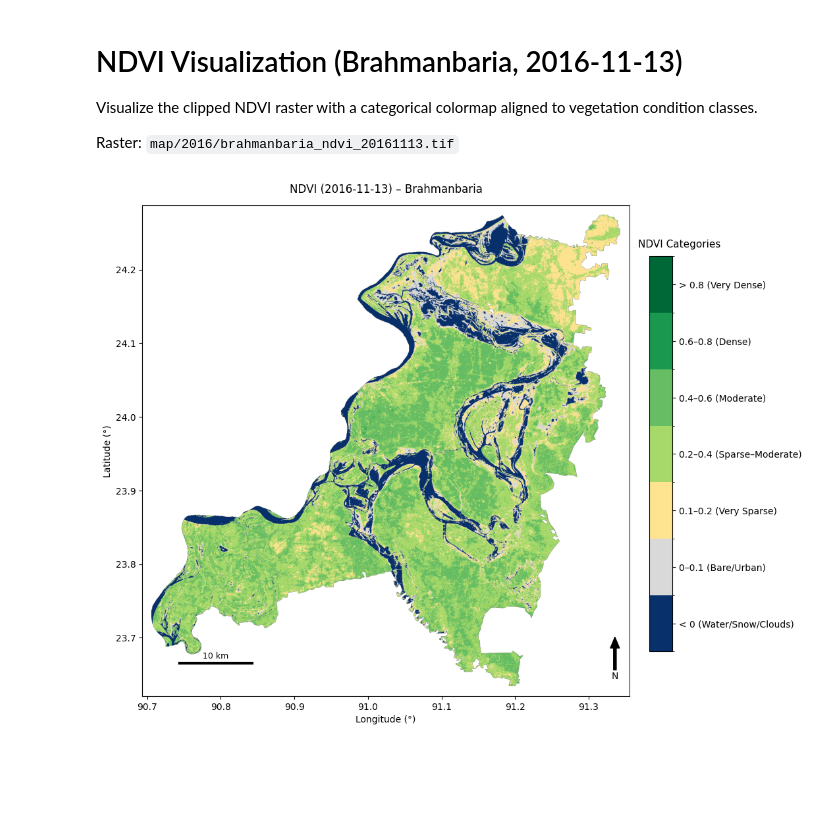
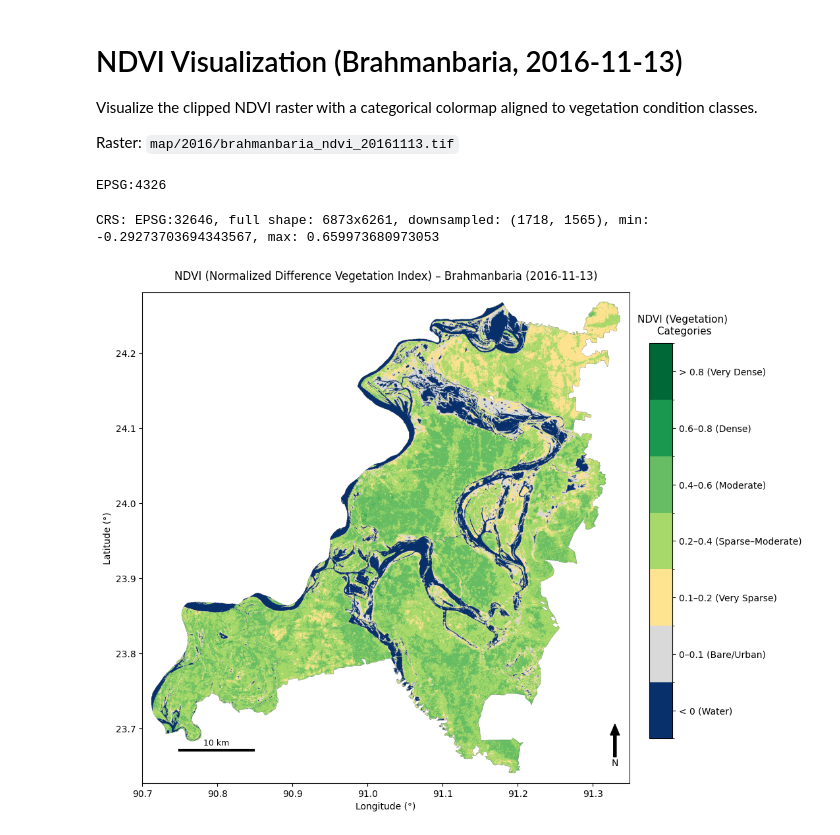
Before and after one commit to aazizbau/brahmanbariavegetation, a Jupyter notebook: notebooks/visualize_ndvi.ipynb, the cells around one changed output. Cells and saved outputs as stored; diff of their text form; code cells hidden in the pictures; blank space fills up the shorter version.

```diff
--- a/notebooks/visualize_ndvi.ipynb
+++ b/notebooks/visualize_ndvi.ipynb
@@ -6,3 +15,9 @@ Raster: `map/2016/brahmanbaria_ndvi_20161113.tif`
+# %%
+import rasterio
+from rasterio.crs import CRS
+print(CRS.from_epsg(4326))
+# %% [output]
+EPSG:4326
 # %%
 from pathlib import Path
 import numpy as np
@@ -38,3 +36,39 @@ norm = BoundaryNorm(bounds, cmap.N)
+# %%
+from rasterio.warp import transform_bounds
+
+scale_factor = 4
+with rasterio.open(ndvi_path) as src:
+    out_height = max(1, src.height // scale_factor)
+    out_width = max(1, src.width // scale_factor)
+    ndvi = src.read(
+        1,
+        out_shape=(out_height, out_width),
+        resampling=Resampling.average,
+    )
+    ndvi = np.ma.masked_invalid(ndvi)
+    # reproject bounds to WGS84 for display axes
+    lon_min, lat_min, lon_max, lat_max = transform_bounds(src.crs, "EPSG:4326", *src.bounds)
+    extent = [lon_min, lon_max, lat_min, lat_max]
+    print(f"CRS: {src.crs}, full shape: {src.height}x{src.width}, downsampled: {ndvi.shape}, "
+        f"min: {ndvi.min()}, max: {ndvi.max()}")
+
+bounds = [-0.5, 0, 0.1, 0.2, 0.4, 0.6, 0.8, 1.5]
+hex_colors = ["#08306B", "#D9D9D9", "#FEE391", "#A6D96A", "#66BD63", "#1A9850", "#006837"]
+labels = [
+    "< 0 (Water)", #"< 0 (Water/Snow/Clouds)",
+    "0–0.1 (Bare/Urban)",
+    "0.1–0.2 (Very Sparse)",
+    "0.2–0.4 (Sparse–Moderate)",
+    "0.4–0.6 (Moderate)",
+    "0.6–0.8 (Dense)",
+    "> 0.8 (Very Dense)",
+]
+cmap = ListedColormap(hex_colors)
+norm = BoundaryNorm(bounds, cmap.N)
+ticks = [(-0.5 + 0)/2, (0 + 0.1)/2, (0.1 + 0.2)/2, (0.2 + 0.4)/2,
+        (0.4 + 0.6)/2, (0.6 + 0.8)/2, (0.8 + 1.5)/2]
+# %% [output]
+CRS: EPSG:32646, full shape: 6873x6261, downsampled: (1718, 1565), min: -0.29273703694343567, max: 0.659973680973053
 # %%
 fig, ax = plt.subplots(figsize=(10, 10))
 
@@ -55,7 +89,7 @@ dy = (extent[3] - extent[2]) * pad_frac
 ax.set_xlim(extent[0] - dx, extent[1] + dx)
 ax.set_ylim(extent[2] - dy, extent[3] + dy)
 
-ax.set_title("NDVI (2016-11-13) – Brahmanbaria", pad=14)
+ax.set_title("NDVI (Normalized Difference Vegetation Index) – Brahmanbaria (2016-11-13)", pad=14)
 ax.set_xlabel("Longitude (°)")
 ax.set_ylabel("Latitude (°)")
 
@@ -70,8 +104,8 @@ cbar = fig.colorbar(
     ticks=ticks
 )
 cbar.ax.set_yticklabels(labels)
-cbar.ax.set_title("NDVI Categories", fontsize=11, pad=10)
-cbar.ax.title.set_position((1.30, 1.02))  # (x, y) → move right & slightly up
+cbar.ax.set_title("NDVI (Vegetation)\n Categories", fontsize=11, pad=10)
+cbar.ax.title.set_position((1.45, 1.02))  # (x, y) → move right & slightly up
 
 
 # North arrow
@@ -79,31 +113,37 @@ ax.annotate(
     "N",
     xy=(0.97, 0.12),
     xytext=(0.97, 0.04),
     xycoords="axes fraction",
     ha="center",
     va="center",
     arrowprops=dict(facecolor="black", width=3, headwidth=10),
 )
 
 # Scale bar (~10 km)
 scale_len_km = 10
 mid_lat = (lat_min + lat_max) / 2
 deg_per_km_lon = 1 / (111.32 * np.cos(np.deg2rad(mid_lat)))
 bar_len_lon = scale_len_km * deg_per_km_lon
 
 x0 = extent[0] + 0.06 * (extent[1] - extent[0])
 y0 = extent[2] + 0.05 * (extent[3] - extent[2])
 
 ax.plot([x0, x0 + bar_len_lon], [y0, y0], color="k", lw=3)
 ax.text(
     x0 + bar_len_lon / 2,
     y0 + (extent[3] - extent[2]) * 0.006,
     f"{scale_len_km} km",
     ha="center",
     va="bottom",
     fontsize=9,
 )
 
+fig.savefig(
+    r"F:\brahmanbariavegetation\outputs\ndvi_2016_11_13_brahmanbaria.png",
+    dpi=300,
+    bbox_inches="tight"
+)
+
 plt.show()
 # %% [output]
-[figure, old version]
+[figure, new version]
```
Also changed, not shown: parts of 2 cells of this notebook, 8 other files.
